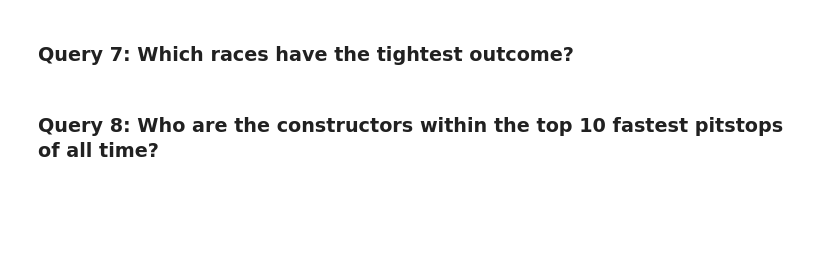
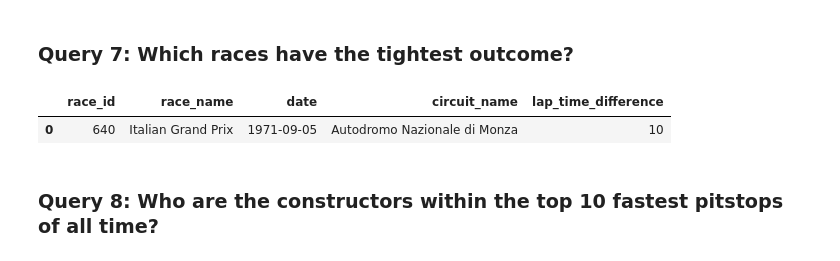
Before and after one commit to reyandrea/DBMS2, a Jupyter notebook: proj.ipynb, the cells around one changed output. Saved outputs shown, nothing was run; the diff lists cells and outputs as text; code cells hidden in the pictures; blank space fills up the shorter version.

```diff
--- a/proj.ipynb
+++ b/proj.ipynb
@@ -349,27 +488,32 @@ display(losing_constructors.style)
 ### Query 7: Which races have the tightest outcome?
 # %%
 races_tightest_outcome = psql.read_sql("""
-
 WITH lap_times AS (
     SELECT
         race_id,
         time_in_milliseconds,
         RANK() OVER (PARTITION BY race_id ORDER BY time_in_milliseconds ASC) AS lap_rank
     FROM result
 )
 SELECT
     t1.race_id,
+    r.name AS race_name,
+    r.date,
+    c.name AS circuit_name,
     (t2.time_in_milliseconds - t1.time_in_milliseconds) AS lap_time_difference
 FROM lap_times t1
 JOIN lap_times t2 ON t1.race_id = t2.race_id
+JOIN race r ON t1.race_id = r.race_id
+JOIN circuit c ON r.circuit_id = c.circuit_id
 WHERE t1.lap_rank = 1 AND t2.lap_rank = 2
 ORDER BY lap_time_difference ASC
 LIMIT 1;
+""", engine)
 
-
-
-                                      """, engine)
 display(races_tightest_outcome.style)
+# %% [output]
+|  | race_id | race_name | date | circuit_name | lap_time_difference |
+| 0 | 640 | Italian Grand Prix | 1971-09-05 | Autodromo Nazionale di Monza | 10 |
 # %% [markdown]
 ### Query 8: Who are the constructors within the top 10 fastest pitstops of all time?
 # %%
```
Also changed, not shown: parts of 20 cells of this notebook.
